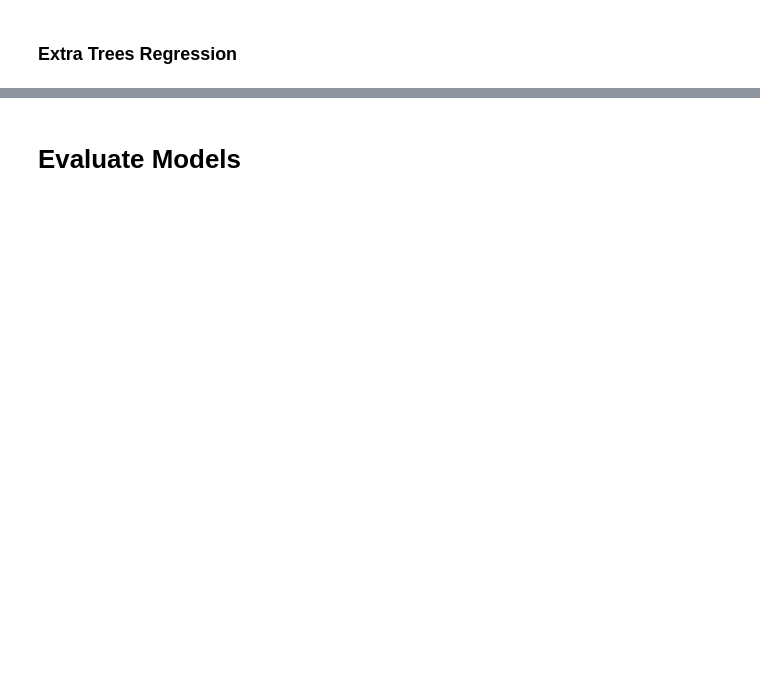
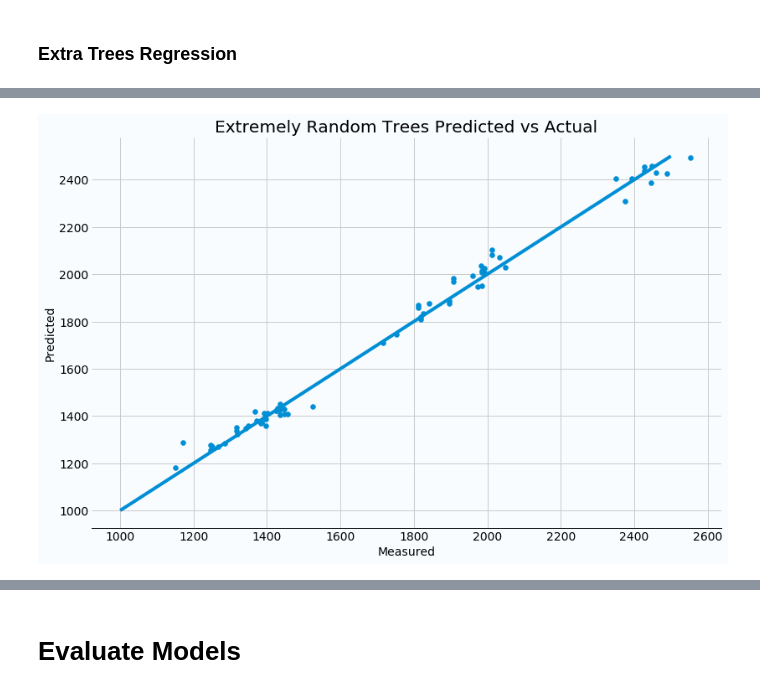
Before and after one commit to ugysteel/Mongolian-Data-Stories, a Jupyter notebook: MNT Exchange Rate Forecast/Part 2 - Machine Learning Model/USD-MNT Machine Learning - EDA and Models.ipynb, the cells around one changed output, grey strips where cells are left out. Cells and saved outputs as stored; diff of their text form; code cells hidden in the pictures; blank space fills up the shorter version.

```diff
--- a/MNT Exchange Rate Forecast/Part 2 - Machine Learning Model/USD-MNT Machine Learning - EDA and Models.ipynb
+++ b/MNT Exchange Rate Forecast/Part 2 - Machine Learning Model/USD-MNT Machine Learning - EDA and Models.ipynb
@@ -156,6 +146,10 @@ df['year'] = df['date'].dt.year
 df.drop(labels='date', axis=1, inplace=True)
 # %% [markdown]
 Adding in the difference between time steps can be a useful feature.
+# %%
+df['USD-lag1-diff'] = df['USD'] - df['USD-lag1']
+df['USD-lag2-diff'] = df['USD-lag1'] - df['USD-lag2']
+df['USD-lag3-diff'] = df['USD-lag2'] - df['USD-lag3']
 # %%
 df.columns
 # %% [output]
@@ -171,8 +166,4 @@ Index(['USD', 'cpi', 'm2', 'm1', 'current', 'capital', 'financial', 'errors',
       dtype='object')
-# %%
-df['USD-lag1-diff'] = df['USD'] - df['USD-lag1']
-df['USD-lag2-diff'] = df['USD-lag1'] - df['USD-lag2']
-df['USD-lag2-diff'] = df['USD-lag2'] - df['USD-lag3']
 # %% [markdown]
 ## Prepare dataset for models
 # %% [markdown]
@@ -191,15 +191,12 @@ Now we can separate our data into X's and Y's.
 y = df[['y3', 'y6', 'y12']]
 # %%
 X = df.drop(['y3', 'y6', 'y12'], axis=1)
-# %%
-y = y.reset_index(drop=True)
-X = X.reset_index(drop=True)
 # %%
 #X.to_csv('Data/Modified Data/Training-Test Data/X.csv')
 #y.to_csv('Data/Modified Data/Training-Test Data/3y.csv')
 # %%
 from sklearn.model_selection import train_test_split
-X_train, X_test, y_train, y_test= train_test_split(X, y, test_size=0.30, random_state=42)
+X_train, X_test, y_train, y_test= train_test_split(X, y, test_size=0.20, random_state=42)
 # %% [markdown]
 ## Implement Algorithms
 # %% [markdown]
@@ -393,9 +468,11 @@ plt.show()
 # %%
 plt.plot( [1000,2500],[1000,2500] )
 plt.scatter(y_test, extratree_pred)
 plt.xlabel('Measured')
 plt.ylabel('Predicted')
-plt.title('Extra Trees Predicted vs Actual')
+plt.title('Extremely Random Trees Predicted vs Actual')
 plt.show()
+# %% [output]
+[figure, added]
 # %%
 X.tail()
```
Also changed, not shown: parts of 63 cells of this notebook.
